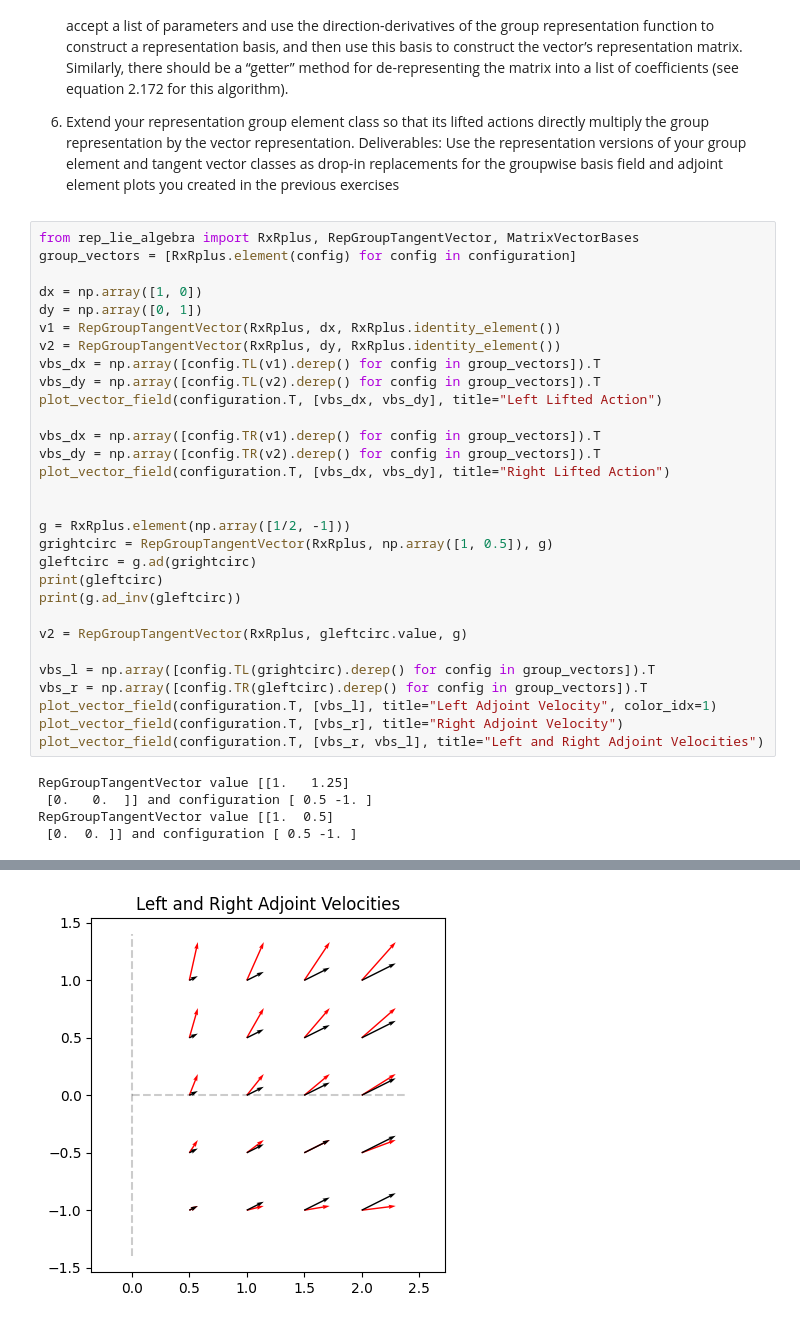
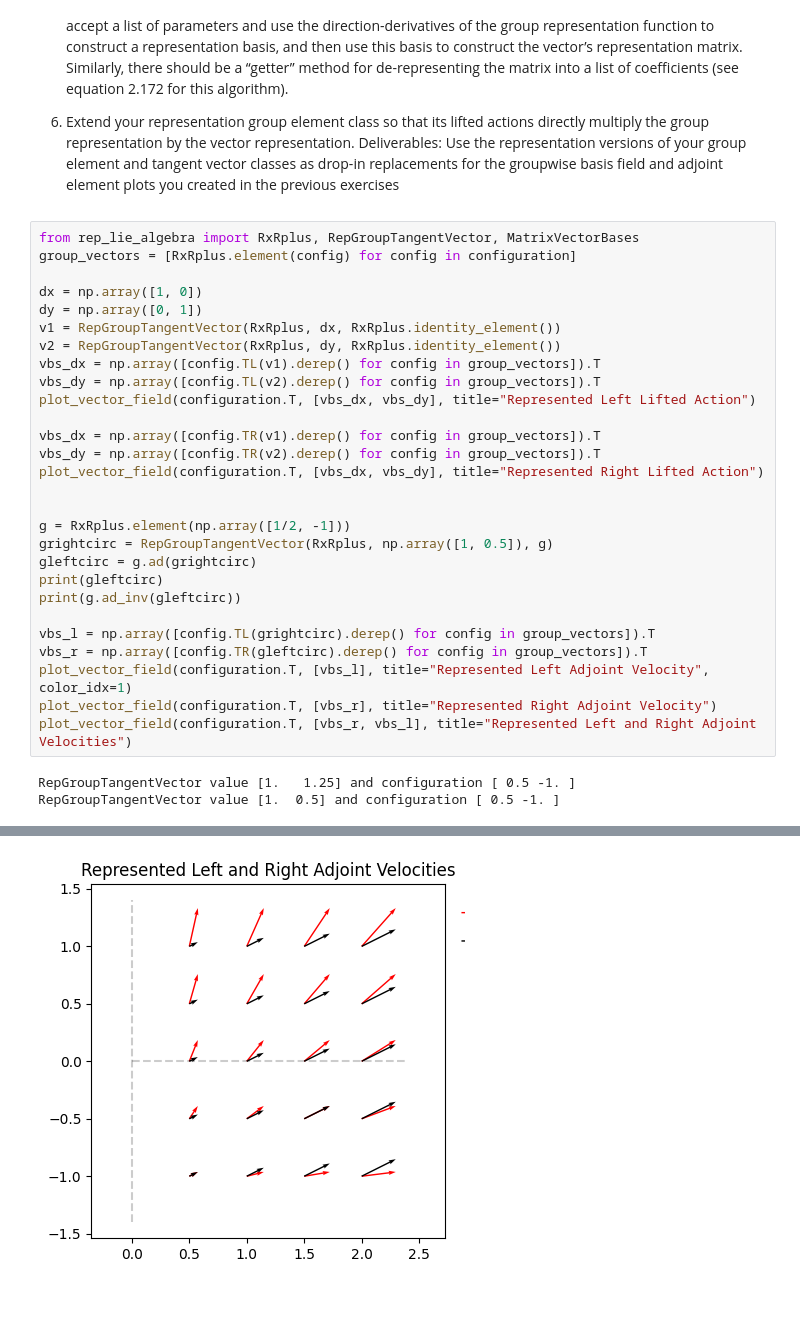
Before and after one commit to rooshm/rob541, a Jupyter notebook: hw2.ipynb, the cells around one changed output, grey strips where cells are left out. Drawn from its saved outputs; the diff is of its cells as text.

```diff
--- a/hw2.ipynb
+++ b/hw2.ipynb
@@ -178,11 +186,11 @@ v1 = RepGroupTangentVector(RxRplus, dx, RxRplus.identity_element())
 v2 = RepGroupTangentVector(RxRplus, dy, RxRplus.identity_element())
 vbs_dx = np.array([config.TL(v1).derep() for config in group_vectors]).T
 vbs_dy = np.array([config.TL(v2).derep() for config in group_vectors]).T
-plot_vector_field(configuration.T, [vbs_dx, vbs_dy], title="Left Lifted Action")
+plot_vector_field(configuration.T, [vbs_dx, vbs_dy], title="Represented Left Lifted Action")
 
 vbs_dx = np.array([config.TR(v1).derep() for config in group_vectors]).T
 vbs_dy = np.array([config.TR(v2).derep() for config in group_vectors]).T
-plot_vector_field(configuration.T, [vbs_dx, vbs_dy], title="Right Lifted Action")
+plot_vector_field(configuration.T, [vbs_dx, vbs_dy], title="Represented Right Lifted Action")
 
 
 g = RxRplus.element(np.array([1/2, -1]))
@@ -191,15 +199,11 @@ gleftcirc = g.ad(grightcirc)
 print(gleftcirc)
 print(g.ad_inv(gleftcirc))
 
-v2 = RepGroupTangentVector(RxRplus, gleftcirc.value, g)
-
 vbs_l = np.array([config.TL(grightcirc).derep() for config in group_vectors]).T
 vbs_r = np.array([config.TR(gleftcirc).derep() for config in group_vectors]).T
-plot_vector_field(configuration.T, [vbs_l], title="Left Adjoint Velocity", color_idx=1)
-plot_vector_field(configuration.T, [vbs_r], title="Right Adjoint Velocity")
-plot_vector_field(configuration.T, [vbs_r, vbs_l], title="Left and Right Adjoint Velocities")
+plot_vector_field(configuration.T, [vbs_l], title="Represented Left Adjoint Velocity", color_idx=1)
+plot_vector_field(configuration.T, [vbs_r], title="Represented Right Adjoint Velocity")
+plot_vector_field(configuration.T, [vbs_r, vbs_l], title="Represented Left and Right Adjoint Velocities")
 # %% [output]
-RepGroupTangentVector value [[1.   1.25]
- [0.   0.  ]] and configuration [ 0.5 -1. ]
-RepGroupTangentVector value [[1.  0.5]
- [0.  0. ]] and configuration [ 0.5 -1. ]
+RepGroupTangentVector value [1.   1.25] and configuration [ 0.5 -1. ]
+RepGroupTangentVector value [1.  0.5] and configuration [ 0.5 -1. ]
@@ -210,3 +214,3 @@ RepGroupTangentVector value [[1.  0.5]
-[figure, old version]
+[figure, new version]
 # %% [markdown]
 ![image.png](attachment:image.png)
```
Also changed, not shown: parts of 3 cells of this notebook, 4 other files.
